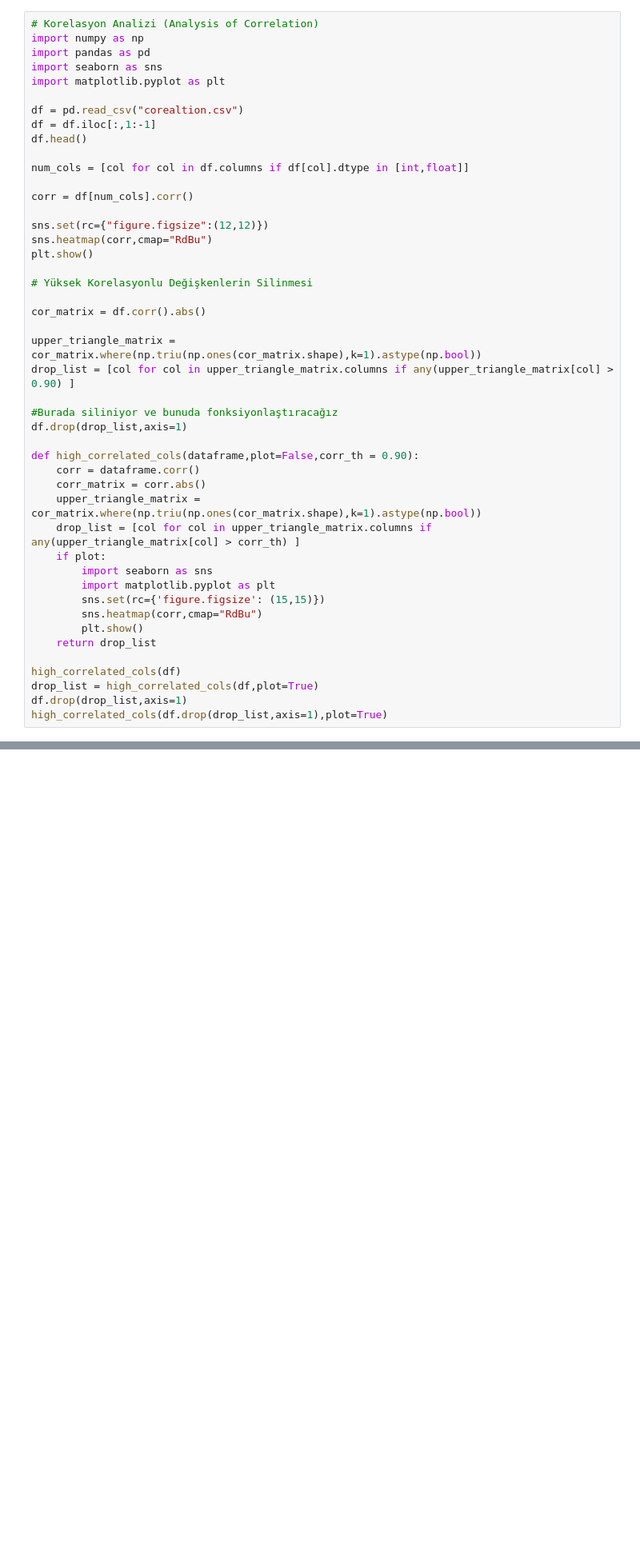
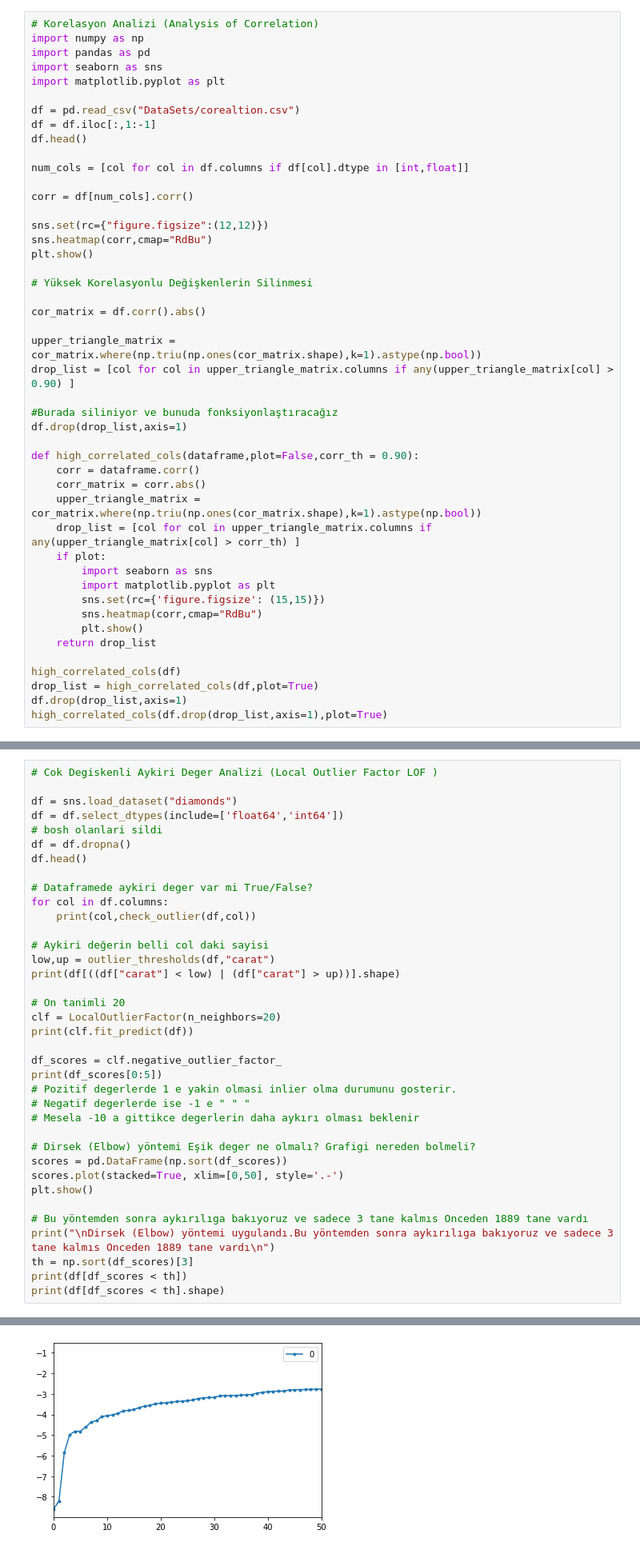
Before and after one commit to Bahar-K/Codes, a Jupyter notebook: Miuul/MiuulCodes.ipynb, the cells around one changed output, grey strips where cells are left out. Shown at 80% size. Cells and saved outputs as stored; diff of their text form; blank space fills up the shorter version.

```diff
--- a/Miuul/MiuulCodes.ipynb
+++ b/Miuul/MiuulCodes.ipynb
@@ -1152,7 +1152,7 @@ import pandas as pd
 import seaborn as sns
 import matplotlib.pyplot as plt
 
-df = pd.read_csv("corealtion.csv")
+df = pd.read_csv("DataSets/corealtion.csv")
 df = df.iloc[:,1:-1]
 df.head()
 
@@ -1842,0 +2181,38 @@ dtype: float64
+# %%
+# Cok Degiskenli Aykiri Deger Analizi (Local Outlier Factor LOF )
+
+df = sns.load_dataset("diamonds")
+df = df.select_dtypes(include=['float64','int64'])
+# bosh olanlari sildi
+df = df.dropna()
+df.head()
+
+# Dataframede aykiri deger var mi True/False?
+for col in df.columns:
+    print(col,check_outlier(df,col))
+
+# Aykiri değerin belli col daki sayisi
+low,up = outlier_thresholds(df,"carat")
+print(df[((df["carat"] < low) | (df["carat"] > up))].shape)
+
+# On tanimli 20
+clf = LocalOutlierFactor(n_neighbors=20)
+print(clf.fit_predict(df))
+
+df_scores = clf.negative_outlier_factor_
+print(df_scores[0:5])
+# Pozitif degerlerde 1 e yakin olmasi inlier olma durumunu gosterir.
+# Negatif degerlerde ise -1 e " " "
+# Mesela -10 a gittikce degerlerin daha aykırı olması beklenir
+
+# Dirsek (Elbow) yöntemi Eşik deger ne olmalı? Grafigi nereden bolmeli?
+scores = pd.DataFrame(np.sort(df_scores))
+scores.plot(stacked=True, xlim=[0,50], style='.-')
+plt.show()
+
+# Bu yöntemden sonra aykırılıga bakıyoruz ve sadece 3 tane kalmıs Onceden 1889 tane vardı
+print("\nDirsek (Elbow) yöntemi uygulandı.Bu yöntemden sonra aykırılıga bakıyoruz ve sadece 3 tane kalmıs Onceden 1889 tane vardı\n")
+th = np.sort(df_scores)[3]
+print(df[df_scores < th])
+print(df[df_scores < th].shape)
+# %% [output]
@@ -1842,0 +2229 @@ dtype: float64
+[figure, added]
```
Also changed, not shown: parts of 182 cells of this notebook.
